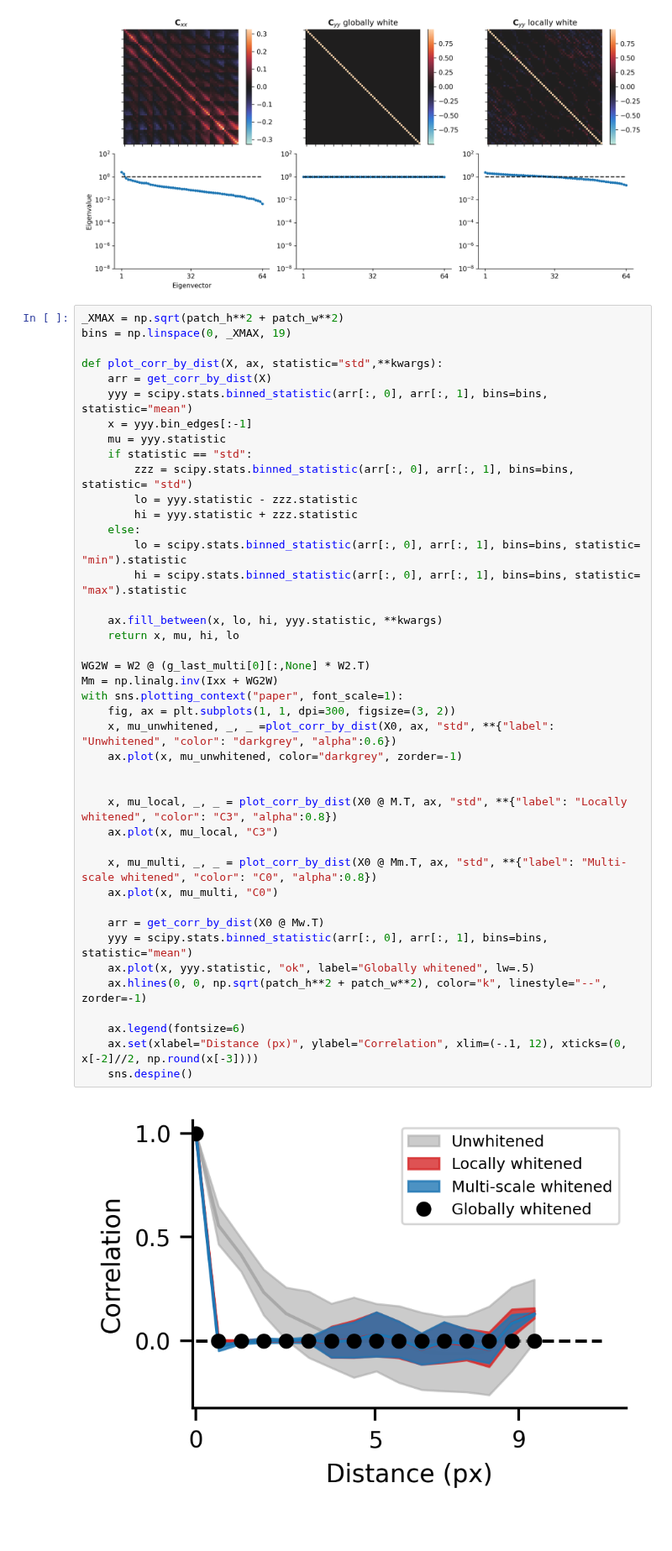
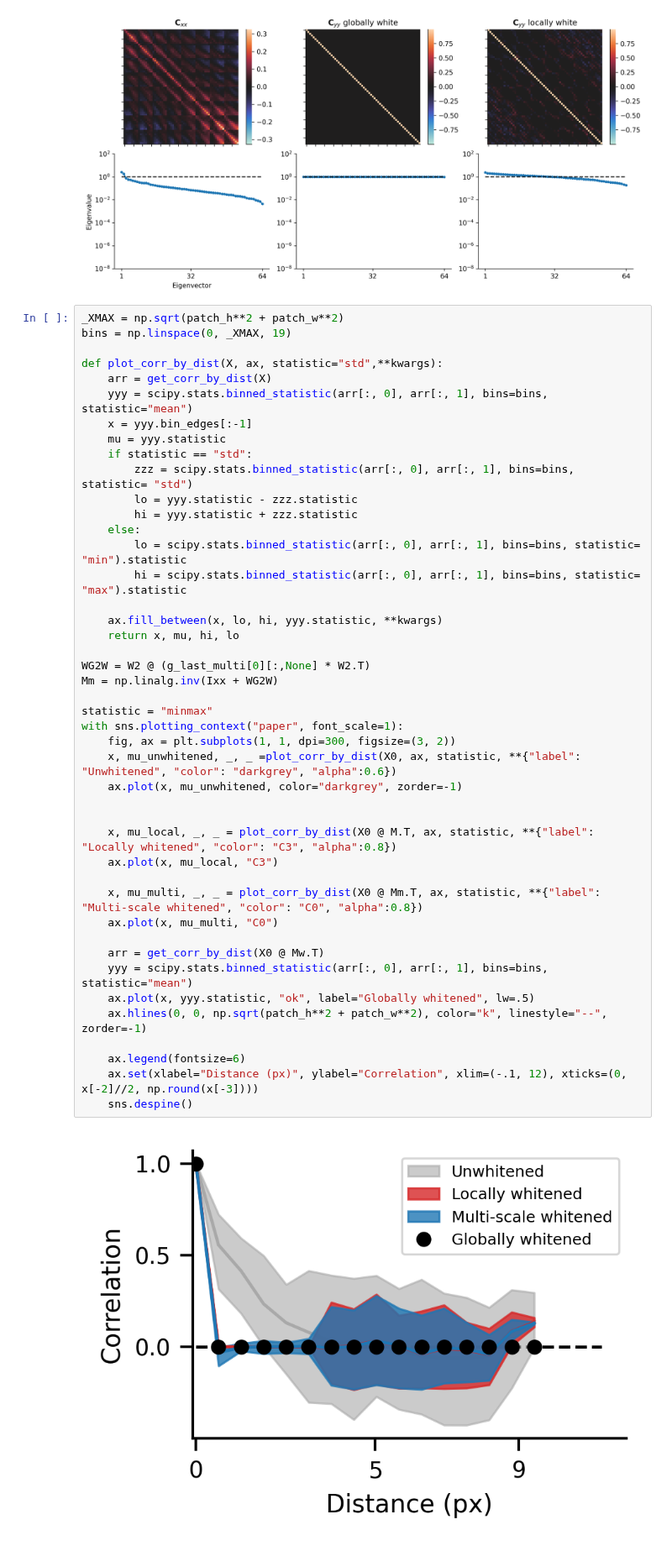
Before and after one commit to lyndond/frame_whitening, a Jupyter notebook: figures/conv2d.ipynb, the cells around one changed output. Shown at 84% size. Saved outputs shown, nothing was run; the diff lists cells and outputs as text.

```diff
--- a/figures/conv2d.ipynb
+++ b/figures/conv2d.ipynb
@@ -240,37 +244,39 @@ def plot_corr_by_dist(X, ax, statistic="std",**kwargs):
         zzz = scipy.stats.binned_statistic(arr[:, 0], arr[:, 1], bins=bins, statistic= "std")
         lo = yyy.statistic - zzz.statistic
         hi = yyy.statistic + zzz.statistic
     else:
         lo = scipy.stats.binned_statistic(arr[:, 0], arr[:, 1], bins=bins, statistic= "min").statistic
         hi = scipy.stats.binned_statistic(arr[:, 0], arr[:, 1], bins=bins, statistic= "max").statistic
 
     ax.fill_between(x, lo, hi, yyy.statistic, **kwargs)
     return x, mu, hi, lo
 
 WG2W = W2 @ (g_last_multi[0][:,None] * W2.T)
 Mm = np.linalg.inv(Ixx + WG2W)
+
+statistic = "minmax"
 with sns.plotting_context("paper", font_scale=1):
     fig, ax = plt.subplots(1, 1, dpi=300, figsize=(3, 2))
-    x, mu_unwhitened, _, _ =plot_corr_by_dist(X0, ax, "std", **{"label": "Unwhitened", "color": "darkgrey", "alpha":0.6})
+    x, mu_unwhitened, _, _ =plot_corr_by_dist(X0, ax, statistic, **{"label": "Unwhitened", "color": "darkgrey", "alpha":0.6})
     ax.plot(x, mu_unwhitened, color="darkgrey", zorder=-1)
 
 
-    x, mu_local, _, _ = plot_corr_by_dist(X0 @ M.T, ax, "std", **{"label": "Locally whitened", "color": "C3", "alpha":0.8})
+    x, mu_local, _, _ = plot_corr_by_dist(X0 @ M.T, ax, statistic, **{"label": "Locally whitened", "color": "C3", "alpha":0.8})
     ax.plot(x, mu_local, "C3")
 
-    x, mu_multi, _, _ = plot_corr_by_dist(X0 @ Mm.T, ax, "std", **{"label": "Multi-scale whitened", "color": "C0", "alpha":0.8})
+    x, mu_multi, _, _ = plot_corr_by_dist(X0 @ Mm.T, ax, statistic, **{"label": "Multi-scale whitened", "color": "C0", "alpha":0.8})
     ax.plot(x, mu_multi, "C0")
 
     arr = get_corr_by_dist(X0 @ Mw.T)
     yyy = scipy.stats.binned_statistic(arr[:, 0], arr[:, 1], bins=bins, statistic="mean")
     ax.plot(x, yyy.statistic, "ok", label="Globally whitened", lw=.5)
     ax.hlines(0, 0, np.sqrt(patch_h**2 + patch_w**2), color="k", linestyle="--", zorder=-1)
 
     ax.legend(fontsize=6)
     ax.set(xlabel="Distance (px)", ylabel="Correlation", xlim=(-.1, 12), xticks=(0, x[-2]//2, np.round(x[-3])))
     sns.despine()
 # %% [output]
-[figure, old version]
+[figure, new version]
 # %%
 W3 = np.zeros((64, 6))
 nnn = 64
```
Also changed, not shown: parts of 6 cells of this notebook, 2 other files.
